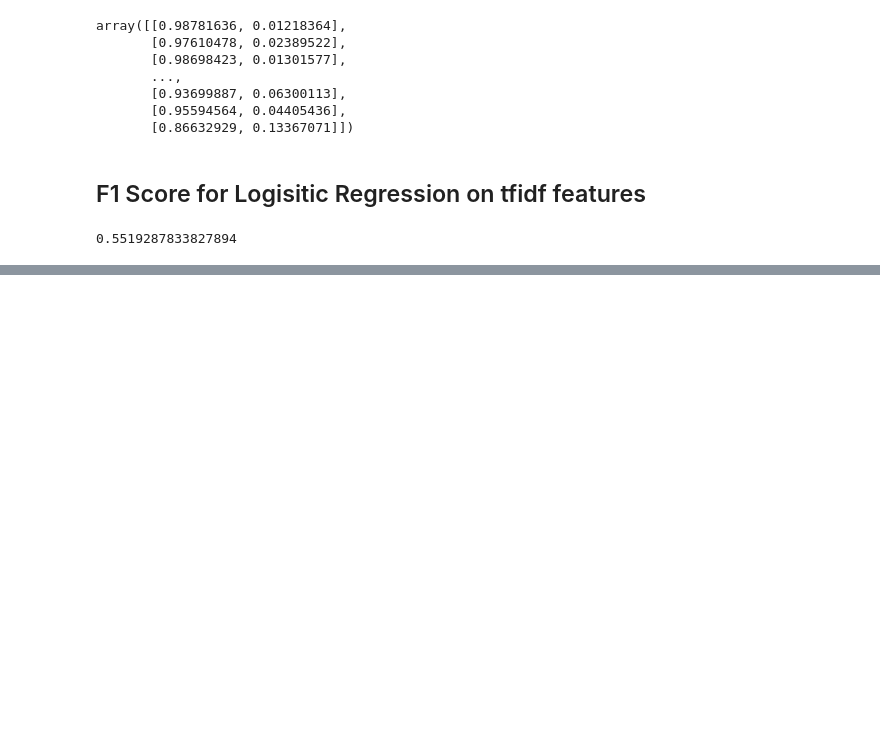
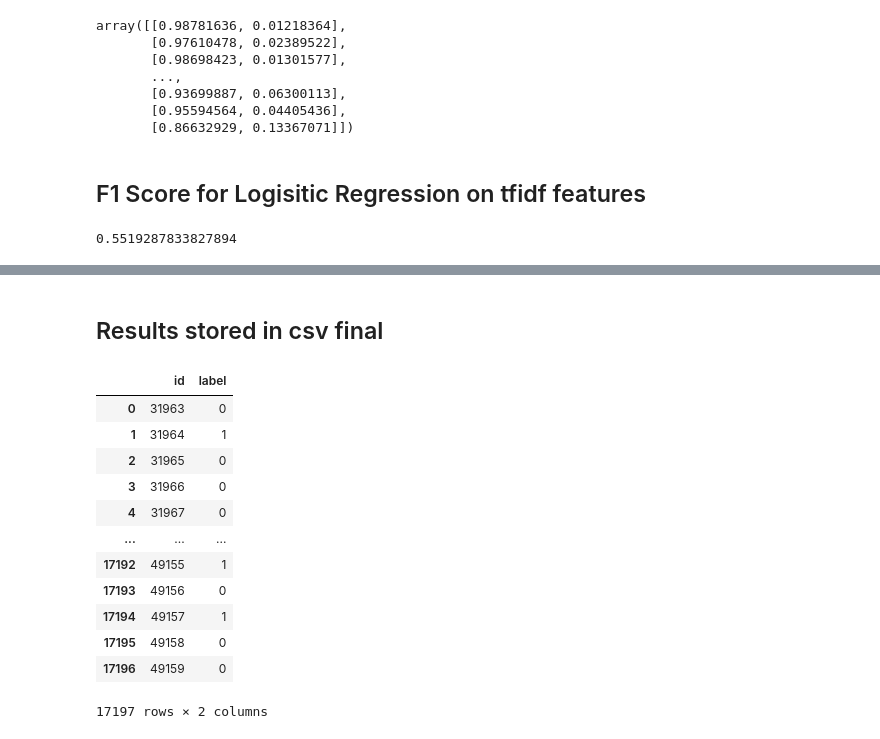
Before and after one commit to beggginner/Sentiment-Analysis, a Jupyter notebook: SENTIMENT ANALYSIS.ipynb, the cells around one changed output, grey strips where cells are left out. Saved outputs shown, nothing was run; the diff lists cells and outputs as text; code cells hidden in the pictures; blank space fills up the shorter version.

```diff
--- a/SENTIMENT ANALYSIS.ipynb
+++ b/SENTIMENT ANALYSIS.ipynb
@@ -504,0 +678,19 @@ f1score_ifdf
+# %% [markdown]
+## Results stored in csv final
+# %%
+res = pd.read_csv('result.csv')
+res
+# %% [output]
+|  | id | label |
+| 0 | 31963 | 0 |
+| 1 | 31964 | 1 |
+| 2 | 31965 | 0 |
+| 3 | 31966 | 0 |
+| 4 | 31967 | 0 |
+| ... | ... | ... |
+| 17192 | 49155 | 1 |
+| 17193 | 49156 | 0 |
+| 17194 | 49157 | 1 |
+| 17195 | 49158 | 0 |
+| 17196 | 49159 | 0 |
+17197 rows × 2 columns
```
Also changed, not shown: parts of 41 cells of this notebook.
